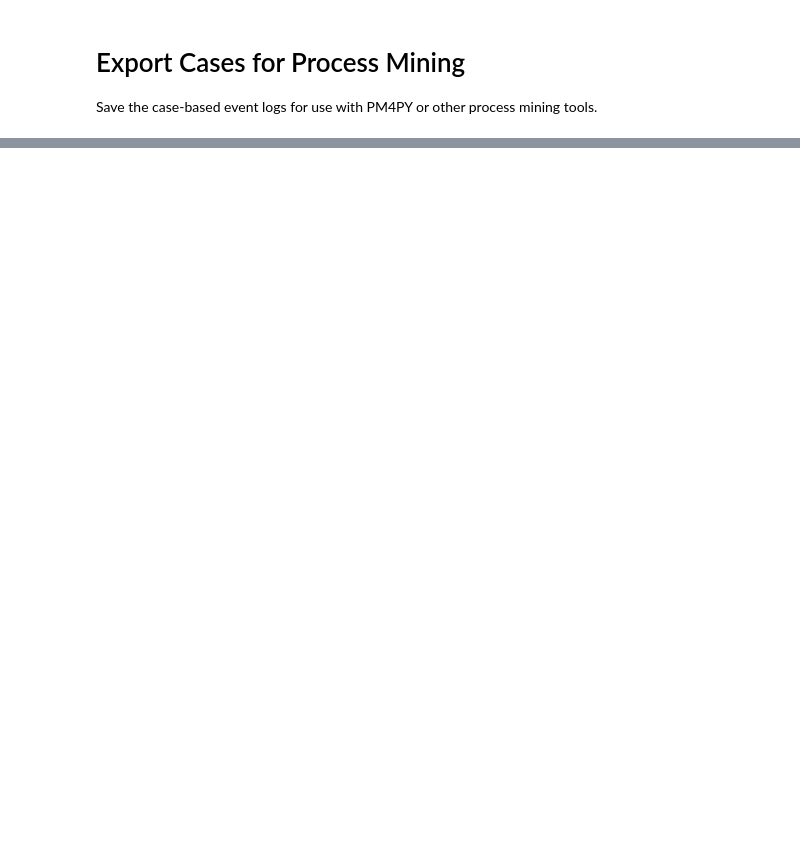
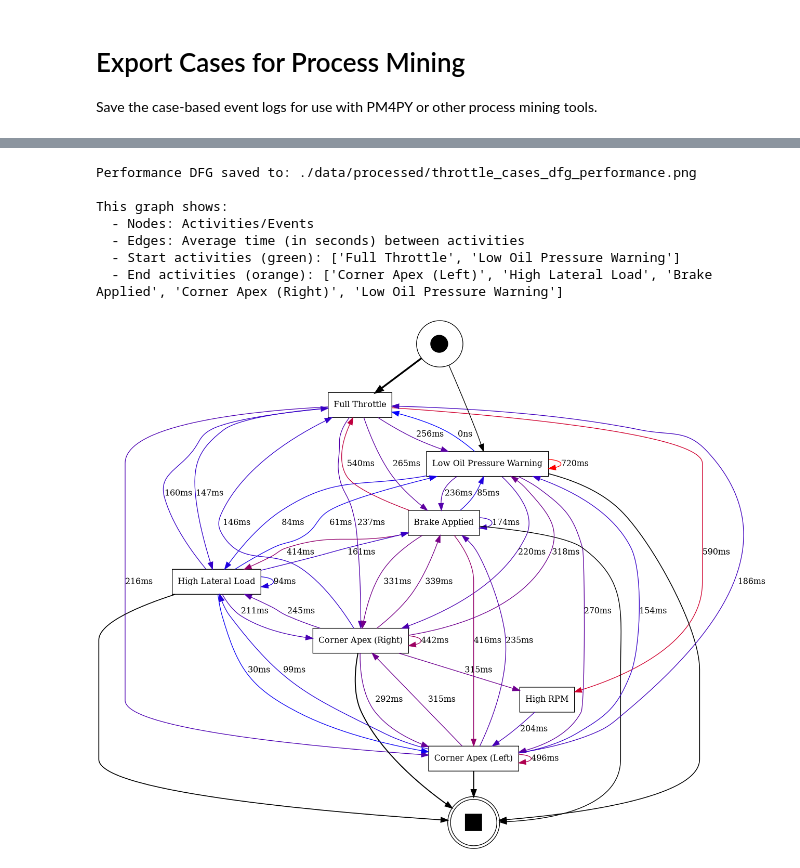
Before and after one commit to GarrettGruss/process-mining-demo, a Jupyter notebook: examples/example_4/example_4_part_2.ipynb, the cells around one changed output, grey strips where cells are left out. Cells and saved outputs as stored; diff of their text form; code cells hidden in the pictures; blank space fills up the shorter version.

```diff
--- a/examples/example_4/example_4_part_2.ipynb
+++ b/examples/example_4/example_4_part_2.ipynb
@@ -990,0 +980,28 @@ print(f"\nThese files are ready for process mining analysis with PM4PY!")
+# %%
+import pm4py
+from IPython.display import display, Image
+
+# Format the throttle_cases dataframe for PM4PY
+# PM4PY requires specific column names: case_id, activity, timestamp
+throttle_df_pm4py = pm4py.format_dataframe(
+    throttle_cases,
+    case_id="case_id",
+    activity_key="activity",
+    timestamp_key="timestamp",
+)
+
+# Convert to event log
+throttle_event_log = pm4py.convert_to_event_log(throttle_df_pm4py)
+
+print(f"PM4PY Event Log Created:")
+print(f"  Number of cases: {len(throttle_event_log)}")
+print(f"  Number of events: {sum(len(case) for case in throttle_event_log)}")
+print(
+    f"  Number of unique activities: {len(set(event['concept:name'] for case in throttle_event_log for event in case))}"
+)
+
+# Display first few events of first case
+print(f"\nFirst case preview:")
+first_case = throttle_event_log[0]
+for i, event in enumerate(first_case[:10]):
+    print(f"  {i + 1}. {event['concept:name']} at {event['time:timestamp']}")
@@ -990,0 +1029,26 @@ print(f"\nThese files are ready for process mining analysis with PM4PY!")
+# %%
+# Discover performance DFG - returns tuple (dfg_dict, start_activities, end_activities)
+dfg_perf, sa_perf, ea_perf = pm4py.discover_performance_dfg(throttle_event_log)
+
+# Visualize with performance (time) annotations
+perf_filename = "./data/processed/throttle_cases_dfg_performance.png"
+pm4py.save_vis_performance_dfg(
+    dfg_perf, sa_perf, ea_perf, str(perf_filename), rankdir="TB"
+)
+print(f"Performance DFG saved to: {perf_filename}")
+print(f"\nThis graph shows:")
+print(f"  - Nodes: Activities/Events")
+print(f"  - Edges: Average time (in seconds) between activities")
+print(f"  - Start activities (green): {list(sa_perf.keys())[:5]}")
+print(f"  - End activities (orange): {list(ea_perf.keys())[:5]}")
+
+display(Image(perf_filename, width=1000))
+# %% [output]
+Performance DFG saved to: ./data/processed/throttle_cases_dfg_performance.png
+
+This graph shows:
+  - Nodes: Activities/Events
+  - Edges: Average time (in seconds) between activities
+  - Start activities (green): ['Full Throttle', 'Low Oil Pressure Warning']
+  - End activities (orange): ['Corner Apex (Left)', 'High Lateral Load', 'Brake Applied', 'Corner Apex (Right)', 'Low Oil Pressure Warning']
+[figure, added]
```
Also changed, not shown: parts of 20 cells of this notebook, 1 other file.
